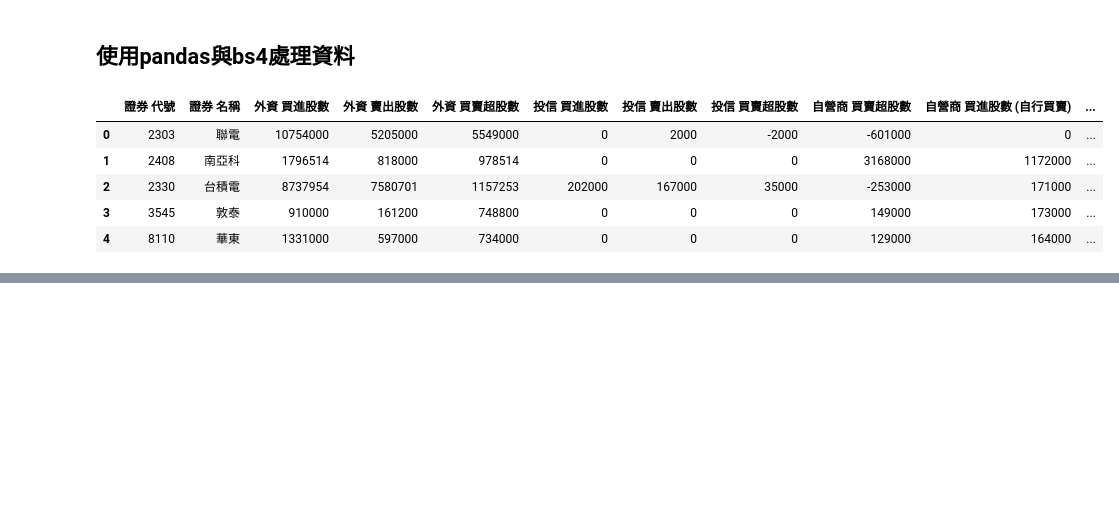
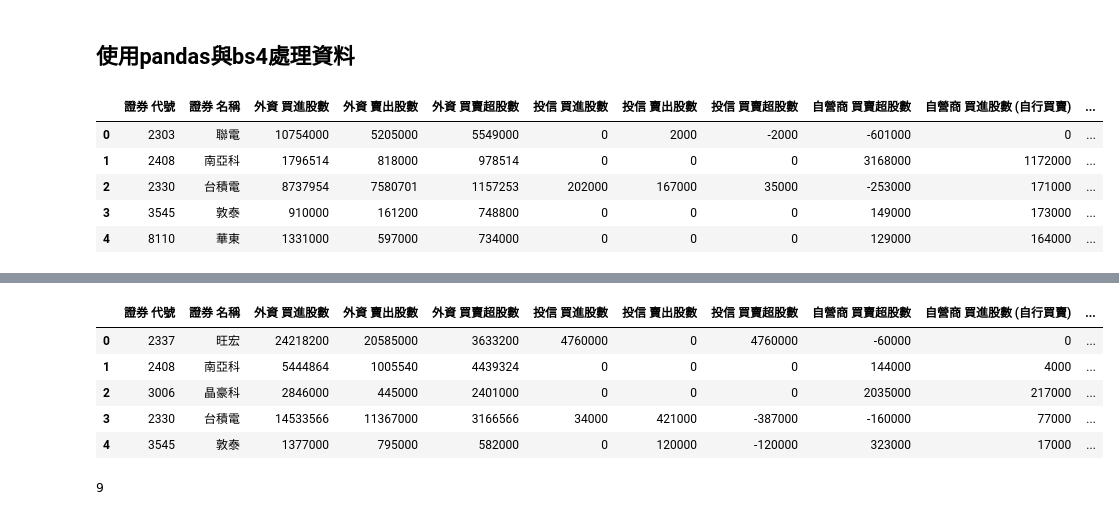
Before and after one commit to nagi31904/python_network_1, a Jupyter notebook: python_network1.ipynb, the cells around one changed output, grey strips where cells are left out. Cells and saved outputs as stored; diff of their text form; code cells hidden in the pictures; blank space fills up the shorter version.

```diff
--- a/python_network1.ipynb
+++ b/python_network1.ipynb
@@ -273,0 +357,12 @@ stockdf.sort_values( by= '\n    外資\n    \n     買賣超股數\n    \n   ',
+# %%
+#增加欄位
+a = dfs[0]
+a['qoo'] = 100
+a.head()
+# %% [output]
+|  | 證券 代號 | 證券 名稱 | 外資 買進股數 | 外資 賣出股數 | 外資 買賣超股數 | 投信 買進股數 | 投信 賣出股數 | 投信 買賣超股數 | 自營商 買賣超股數 | 自營商 買進股數 (自行買賣) | ... |
+| 0 | 2337 | 旺宏 | 24218200 | 20585000 | 3633200 | 4760000 | 0 | 4760000 | -60000 | 0 | ... |
+| 1 | 2408 | 南亞科 | 5444864 | 1005540 | 4439324 | 0 | 0 | 0 | 144000 | 4000 | ... |
+| 2 | 3006 | 晶豪科 | 2846000 | 445000 | 2401000 | 0 | 0 | 0 | 2035000 | 217000 | ... |
+| 3 | 2330 | 台積電 | 14533566 | 11367000 | 3166566 | 34000 | 421000 | -387000 | -160000 | 77000 | ... |
+| 4 | 3545 | 敦泰 | 1377000 | 795000 | 582000 | 0 | 120000 | -120000 | 323000 | 17000 | ... |
@@ -273,0 +394,9 @@ stockdf.sort_values( by= '\n    外資\n    \n     買賣超股數\n    \n   ',
+# %%
+dfs = []
+for i in range(1,10):
+    dt = currenttime - timedelta(days = i)
+    dfs.append(getTradingVolume(dt))
+
+len(dfs)
+# %% [output]
+9
```
Also changed, not shown: parts of 14 cells of this notebook.
